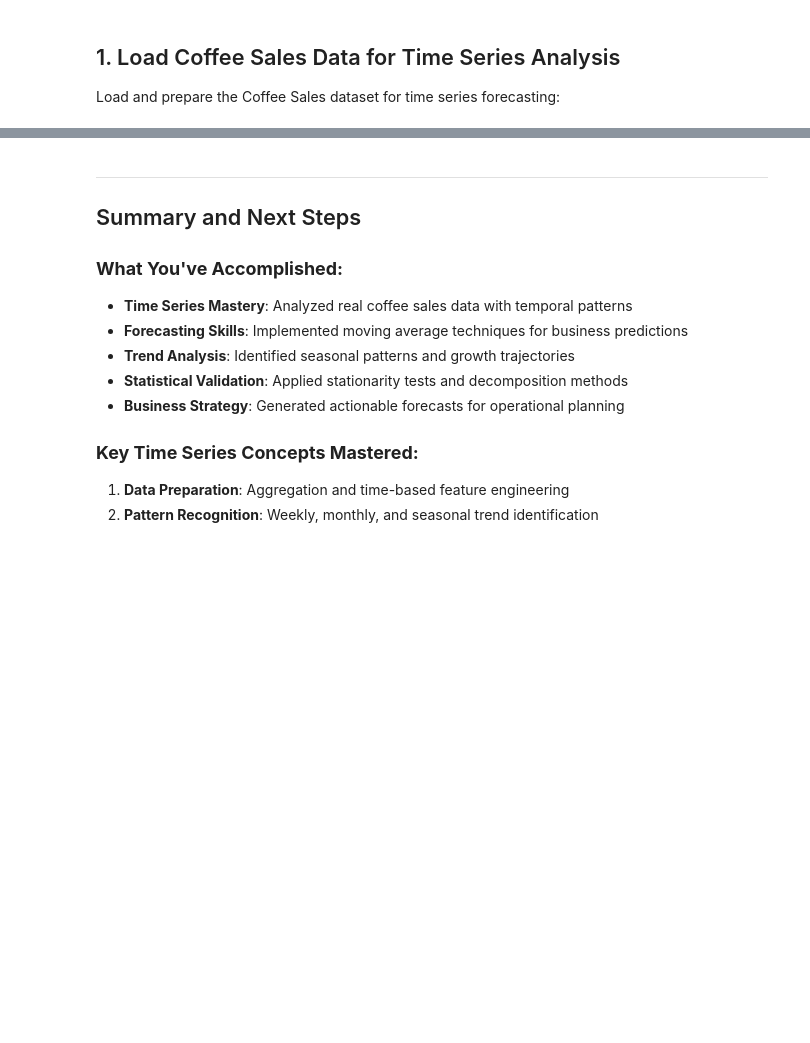
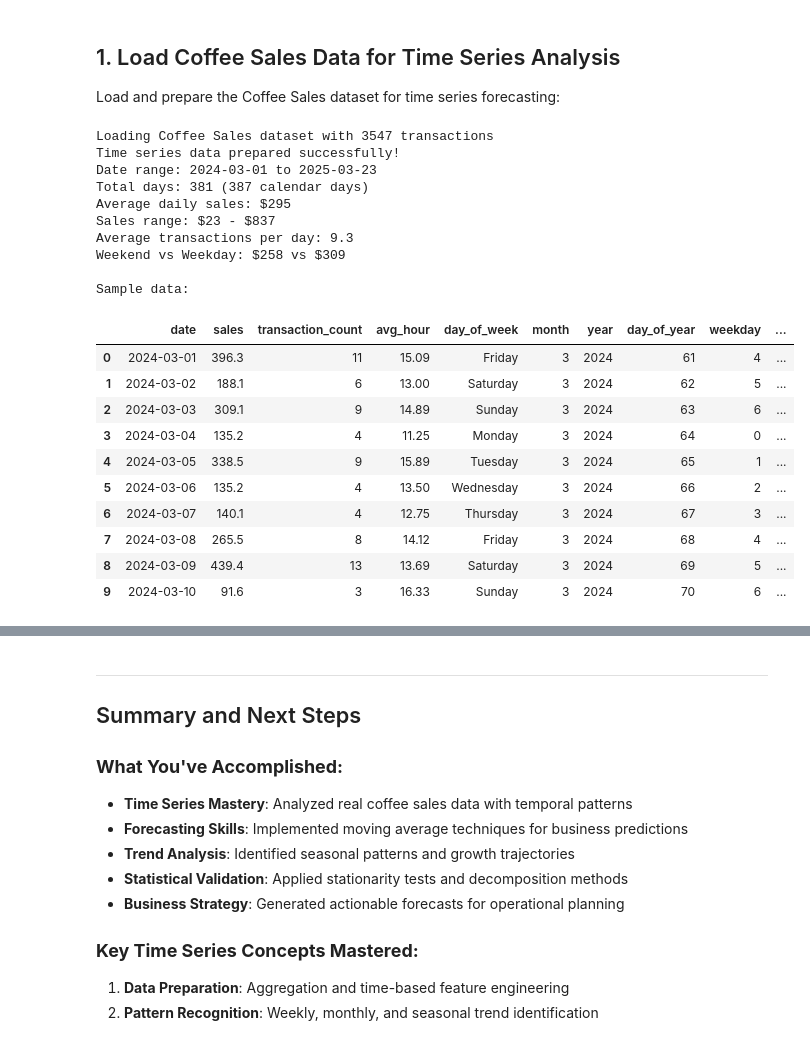
Before and after one commit to bcdelodx/quipu-analytics-suite, a Jupyter notebook: examples/time_series_example.ipynb, the cells around one changed output, grey strips where cells are left out. Drawn from its saved outputs; the diff is of its cells as text; code cells hidden in the pictures; blank space fills up the shorter version.

```diff
--- a/examples/time_series_example.ipynb
+++ b/examples/time_series_example.ipynb
@@ -94,8 +104,8 @@ print(" Time series libraries loaded - Ready for sales forecasting!")
 
 Load and prepare the Coffee Sales dataset for time series forecasting:
 # %%
-# Load the Coffee Sales dataset
-df_raw = pd.read_csv('../data/Coffee_sales.csv')
+# Load the Coffee Sales dataset (tab-separated)
+df_raw = pd.read_csv('../data/Coffee_sales.csv', sep='\t')
 
 print(f"Loading Coffee Sales dataset with {len(df_raw)} transactions")
 
@@ -106,48 +116,70 @@ df_raw = df_raw.dropna(subset=['money'])
 
 # Create time-based features
 datetime_str = (df_raw['Date'].astype(str) + ' ' +
- df_raw['hour_of_day'].astype(str) + ':00:00')
+                df_raw['hour_of_day'].astype(str) + ':00:00')
 df_raw['datetime'] = pd.to_datetime(datetime_str)
 
 # Aggregate daily sales for time series analysis
 df = df_raw.groupby('Date').agg({
- 'money': 'sum', # Total daily sales
- 'coffee_name': 'count', # Number of transactions
- 'hour_of_day': 'mean' # Average hour of transactions
+    'money': 'sum',  # Total daily sales
+    'coffee_name': 'count',  # Number of transactions
+    'hour_of_day': 'mean'  # Average hour of transactions
 }).round(2)
 
 df.columns = ['sales', 'transaction_count', 'avg_hour']
 df = df.reset_index()
 df.rename(columns={'Date': 'date'}, inplace=True)
 
 # Add time-based features for analysis
 df['day_of_week'] = df['date'].dt.day_name()
 df['month'] = df['date'].dt.month
 df['year'] = df['date'].dt.year
 df['day_of_year'] = df['date'].dt.dayofyear
 df['weekday'] = df['date'].dt.weekday
 df['is_weekend'] = df['weekday'].isin([5, 6])
 
 # Sort by date
 df = df.sort_values('date').reset_index(drop=True)
 
 # Calculate some basic time series statistics
 date_range = (df['date'].max() - df['date'].min()).days
 daily_avg = df['sales'].mean()
 weekend_avg = df[df['is_weekend']]['sales'].mean()
 weekday_avg = df[~df['is_weekend']]['sales'].mean()
 
-print(" Time series data prepared successfully!")
-print(f"📅 Date range: {df['date'].min().date()} to {df['date'].max().date()}")
-print(f" Total days: {len(df)} ({date_range} calendar days)")
-print(f"💰 Average daily sales: ${daily_avg:,.0f}")
-print(f"💳 Sales range: ${df['sales'].min():,.0f} - ${df['sales'].max():,.0f}")
-print(f"🔄 Average transactions per day: {df['transaction_count'].mean():.1f}")
-print(f" Weekend vs Weekday: ${weekend_avg:.0f} vs ${weekday_avg:.0f}")
+print("Time series data prepared successfully!")
+print(f"Date range: {df['date'].min().date()} to {df['date'].max().date()}")
+print(f"Total days: {len(df)} ({date_range} calendar days)")
+print(f"Average daily sales: ${daily_avg:,.0f}")
+print(f"Sales range: ${df['sales'].min():,.0f} - ${df['sales'].max():,.0f}")
+print(f"Average transactions per day: {df['transaction_count'].mean():.1f}")
+print(f"Weekend vs Weekday: ${weekend_avg:.0f} vs ${weekday_avg:.0f}")
 
 # Show sample data
-print("\n Sample data:")
+print("\nSample data:")
 df.head(10)
+# %% [output]
+Loading Coffee Sales dataset with 3547 transactions
+Time series data prepared successfully!
+Date range: 2024-03-01 to 2025-03-23
+Total days: 381 (387 calendar days)
+Average daily sales: $295
+Sales range: $23 - $837
+Average transactions per day: 9.3
+Weekend vs Weekday: $258 vs $309
+
+Sample data:
+|  | date | sales | transaction_count | avg_hour | day_of_week | month | year | day_of_year | weekday | ... |
+| 0 | 2024-03-01 | 396.3 | 11 | 15.09 | Friday | 3 | 2024 | 61 | 4 | ... |
+| 1 | 2024-03-02 | 188.1 | 6 | 13.00 | Saturday | 3 | 2024 | 62 | 5 | ... |
+| 2 | 2024-03-03 | 309.1 | 9 | 14.89 | Sunday | 3 | 2024 | 63 | 6 | ... |
+| 3 | 2024-03-04 | 135.2 | 4 | 11.25 | Monday | 3 | 2024 | 64 | 0 | ... |
+| 4 | 2024-03-05 | 338.5 | 9 | 15.89 | Tuesday | 3 | 2024 | 65 | 1 | ... |
+| 5 | 2024-03-06 | 135.2 | 4 | 13.50 | Wednesday | 3 | 2024 | 66 | 2 | ... |
+| 6 | 2024-03-07 | 140.1 | 4 | 12.75 | Thursday | 3 | 2024 | 67 | 3 | ... |
+| 7 | 2024-03-08 | 265.5 | 8 | 14.12 | Friday | 3 | 2024 | 68 | 4 | ... |
+| 8 | 2024-03-09 | 439.4 | 13 | 13.69 | Saturday | 3 | 2024 | 69 | 5 | ... |
+| 9 | 2024-03-10 | 91.6 | 3 | 16.33 | Sunday | 3 | 2024 | 70 | 6 | ... |
 # %%
 # Time Series Visualization and Analysis
 print("COFFEE SALES TIME SERIES ANALYSIS:")
```
Also changed, not shown: parts of 3 cells of this notebook.
